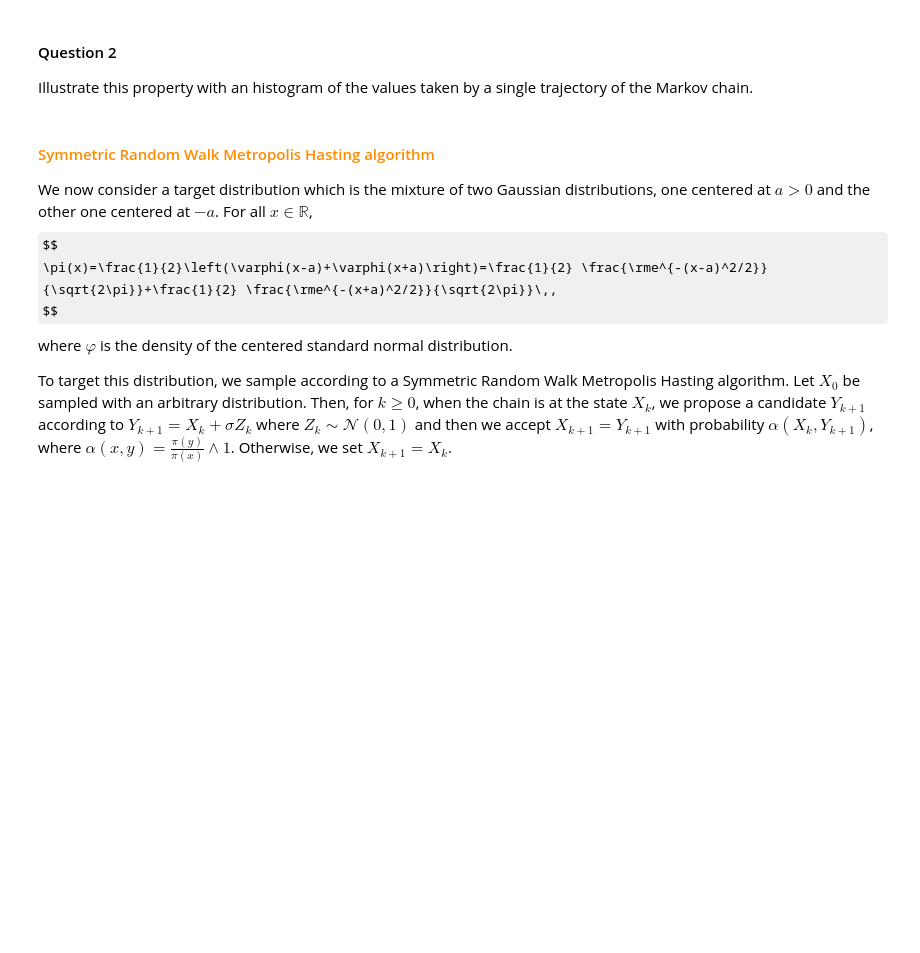
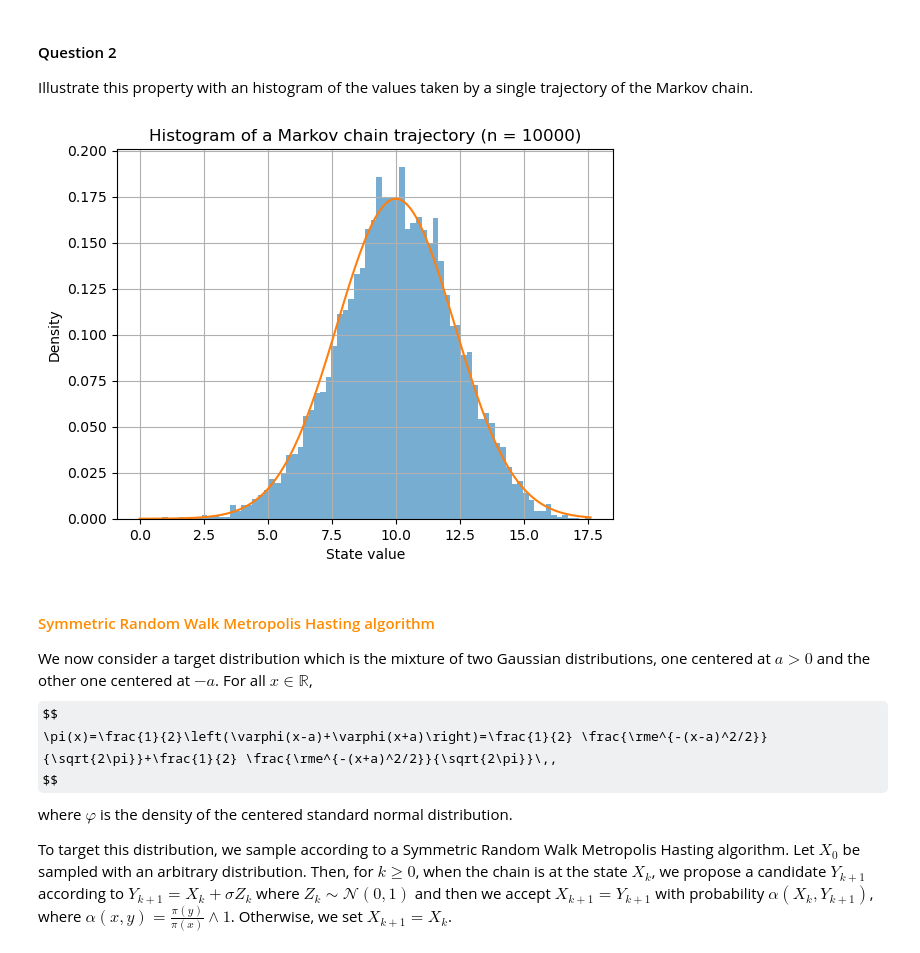
Before and after one commit to sylvainlc/22_ComputationalStat, a Jupyter notebook: Lab/5_mcmc_mh.ipynb, the cells around one changed output. Cells and saved outputs as stored; diff of their text form; code cells hidden in the pictures; some formulas as TeX source; blank space fills up the shorter version.

```diff
--- a/Lab/5_mcmc_mh.ipynb
+++ b/Lab/5_mcmc_mh.ipynb
@@ -43,23 +43,29 @@ This integral can be computed explicitly and $\pi P$ is a Gaussian probability d
 
 Illustrate this property with an histogram of the values taken by a single trajectory of the Markov chain.
 # %%
-p,mu,phi,sig=10000,1,0.9,1
-mc=npr.rand(1)*np.ones(p)
+# Parameters
+p, mu, phi, sig = 10000, 1, 0.9, 1
 
-f=lambda x,m,sq: np.exp(-(x-m)**2/(2*sq))/np.sqrt(2*pi*sq)
-mc[0]=0
+# Simulate the Markov chain
+mc = np.zeros(p)
+for i in range(p - 1):
+    mc[i + 1] = mu + phi * mc[i] + sig * npr.randn()
 
-for i in range(p-1):
-    mc[i+1]=mu+phi*mc[i]+sig*npr.randn()
+# Stationary density
+f = lambda x, m, sq: np.exp(-(x - m)**2 / (2 * sq)) / np.sqrt(2 * pi * sq)
+x = np.linspace(mc.min(), mc.max(), 200)
 
-x=np.linspace(min(mc),max(mc),30)
-
-fig, ax = plt.subplots()
-ax.hist(mc,bins=80,density=True,edgecolor="black")
-ax.plot(x,f(x,mu/(1-phi),sig**2/(1-phi**2)),color="red")
-ax.grid(True)
-plt.title(f"Histogram of a trajectory of the MC. n={p}")
+# Plot
+plt.figure()
+plt.hist(mc, bins=80, density=True, alpha=0.6)
+plt.plot(x, f(x, mu / (1 - phi), sig**2 / (1 - phi**2)))
+plt.xlabel("State value")
+plt.ylabel("Density")
+plt.title(f"Histogram of a Markov chain trajectory (n = {p})")
+plt.grid(True)
 plt.show()
+# %% [output]
+[figure, added]
 # %% [markdown]
 #### <font color=darkorange> Symmetric Random Walk Metropolis Hasting algorithm </font>
 
```
Also changed, not shown: parts of 7 cells of this notebook, 5 other files.
